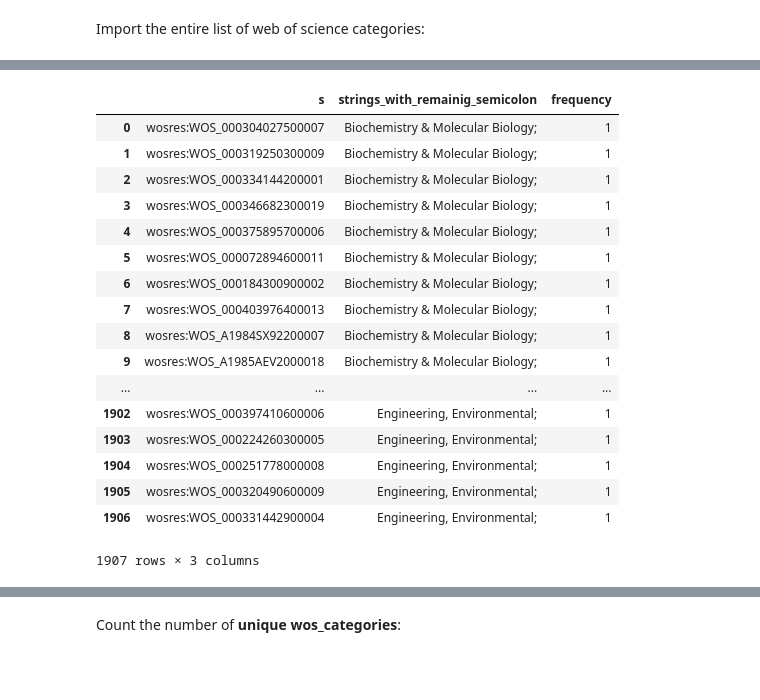
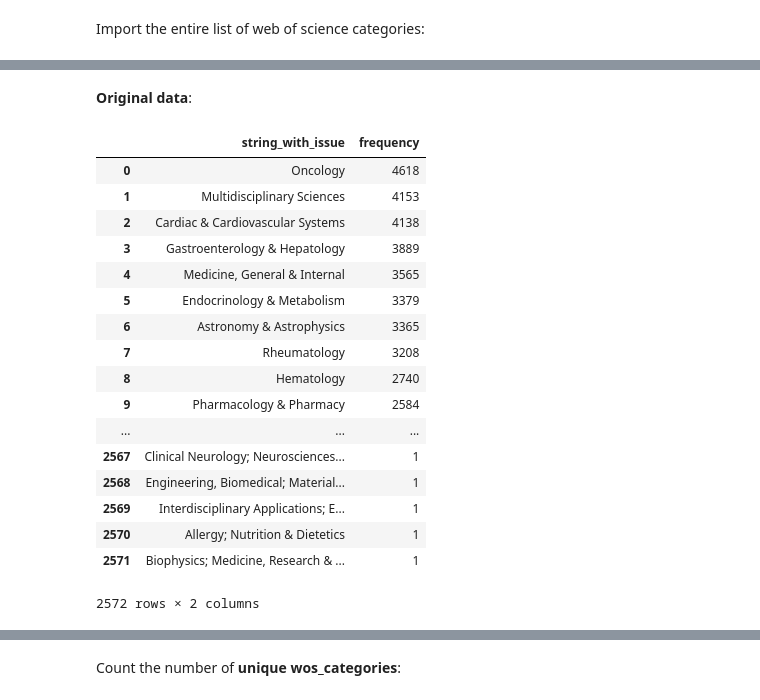
Before and after one commit to clokman/KFIR, a Jupyter notebook: notebooks/KFIR.ipynb, the cells around one changed output, grey strips where cells are left out. Drawn from its saved outputs; the diff is of its cells as text; code cells hidden in the pictures; blank space fills up the shorter version.

Commit message:
Updated KFIR notebook with the latest WoS Categories defragmentation procedure, and cleaned the temporary cells from the notebook.

```diff
--- a/notebooks/KFIR.ipynb
+++ b/notebooks/KFIR.ipynb
@@ -1547,31 +1673,32 @@ wos_query.send_select_query("""
+# %% [markdown]
+**Original data**:
 # %%
 wos_query.send_select_query("""
 
-    SELECT DISTINCT ?s (?o as ?strings_with_remainig_semicolon) (count(?o) as ?frequency)
-        WHERE{
-            GRAPH kfirGraph: {
-              ?s kfir:hasDefragmentedWosCategory ?o .
-            }
-          FILTER (CONTAINS(?o, ';'))
+    SELECT DISTINCT (?o as ?string_with_issue) (count(?o) as ?frequency)
+    WHERE{
+        GRAPH wosGraph: {
+          ?s wos:WC ?o .
         }
-
+    }
+    ORDER BY DESC(?frequency)
 """)
 # %% [output]
-|  | s | strings_with_remainig_semicolon | frequency |
-| 0 | wosres:WOS_000304027500007 | Biochemistry & Molecular Biology; | 1 |
-| 1 | wosres:WOS_000319250300009 | Biochemistry & Molecular Biology; | 1 |
-| 2 | wosres:WOS_000334144200001 | Biochemistry & Molecular Biology; | 1 |
-| 3 | wosres:WOS_000346682300019 | Biochemistry & Molecular Biology; | 1 |
-| 4 | wosres:WOS_000375895700006 | Biochemistry & Molecular Biology; | 1 |
-| 5 | wosres:WOS_000072894600011 | Biochemistry & Molecular Biology; | 1 |
-| 6 | wosres:WOS_000184300900002 | Biochemistry & Molecular Biology; | 1 |
-| 7 | wosres:WOS_000403976400013 | Biochemistry & Molecular Biology; | 1 |
-| 8 | wosres:WOS_A1984SX92200007 | Biochemistry & Molecular Biology; | 1 |
-| 9 | wosres:WOS_A1985AEV2000018 | Biochemistry & Molecular Biology; | 1 |
-| ... | ... | ... | ... |
-| 1902 | wosres:WOS_000397410600006 | Engineering, Environmental; | 1 |
-| 1903 | wosres:WOS_000224260300005 | Engineering, Environmental; | 1 |
-| 1904 | wosres:WOS_000251778000008 | Engineering, Environmental; | 1 |
-| 1905 | wosres:WOS_000320490600009 | Engineering, Environmental; | 1 |
-| 1906 | wosres:WOS_000331442900004 | Engineering, Environmental; | 1 |
+|  | string_with_issue | frequency |
+| 0 | Oncology | 4618 |
+| 1 | Multidisciplinary Sciences | 4153 |
+| 2 | Cardiac & Cardiovascular Systems | 4138 |
+| 3 | Gastroenterology & Hepatology | 3889 |
+| 4 | Medicine, General & Internal | 3565 |
+| 5 | Endocrinology & Metabolism | 3379 |
+| 6 | Astronomy & Astrophysics | 3365 |
+| 7 | Rheumatology | 3208 |
+| 8 | Hematology | 2740 |
+| 9 | Pharmacology & Pharmacy | 2584 |
+| ... | ... | ... |
+| 2567 | Clinical Neurology; Neurosciences... | 1 |
+| 2568 | Engineering, Biomedical; Material... | 1 |
+| 2569 | Interdisciplinary Applications; E... | 1 |
+| 2570 | Allergy; Nutrition & Dietetics | 1 |
+| 2571 | Biophysics; Medicine, Research & ... | 1 |
-1907 rows × 3 columns
+2572 rows × 2 columns
```
Also changed, not shown: parts of 43 cells of this notebook.
